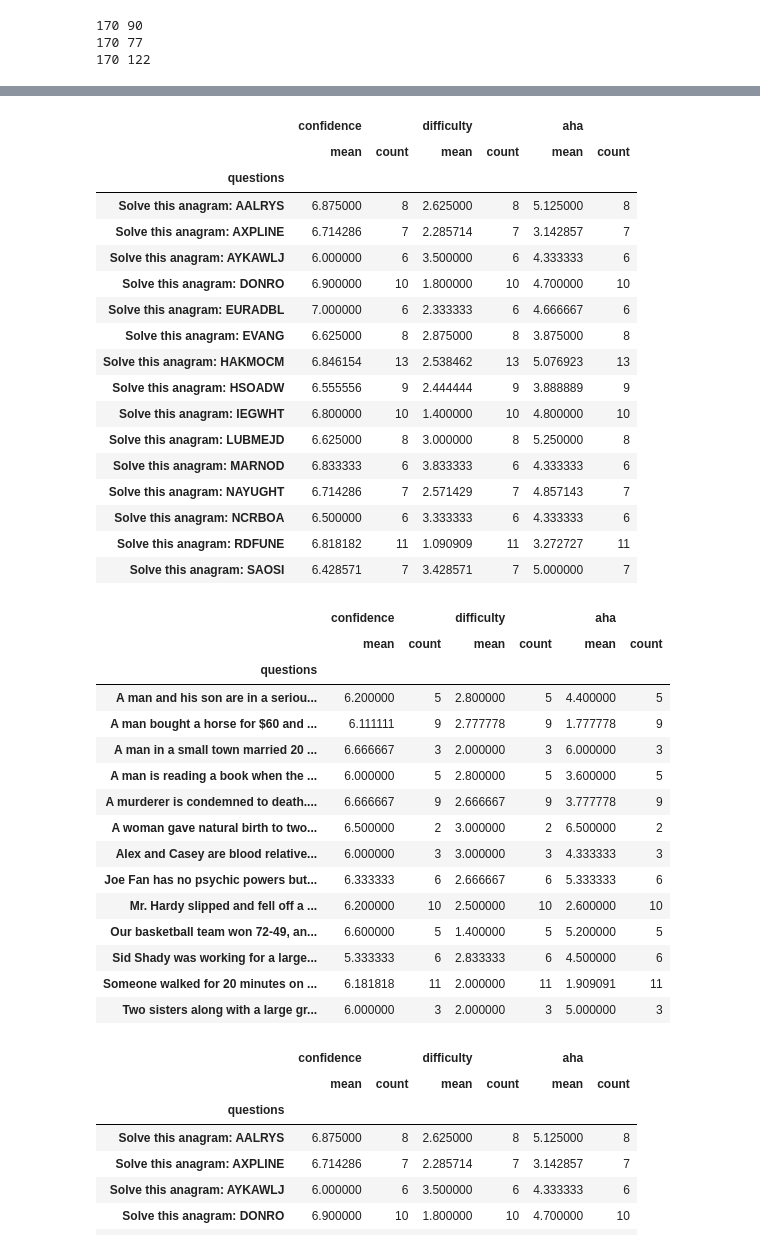
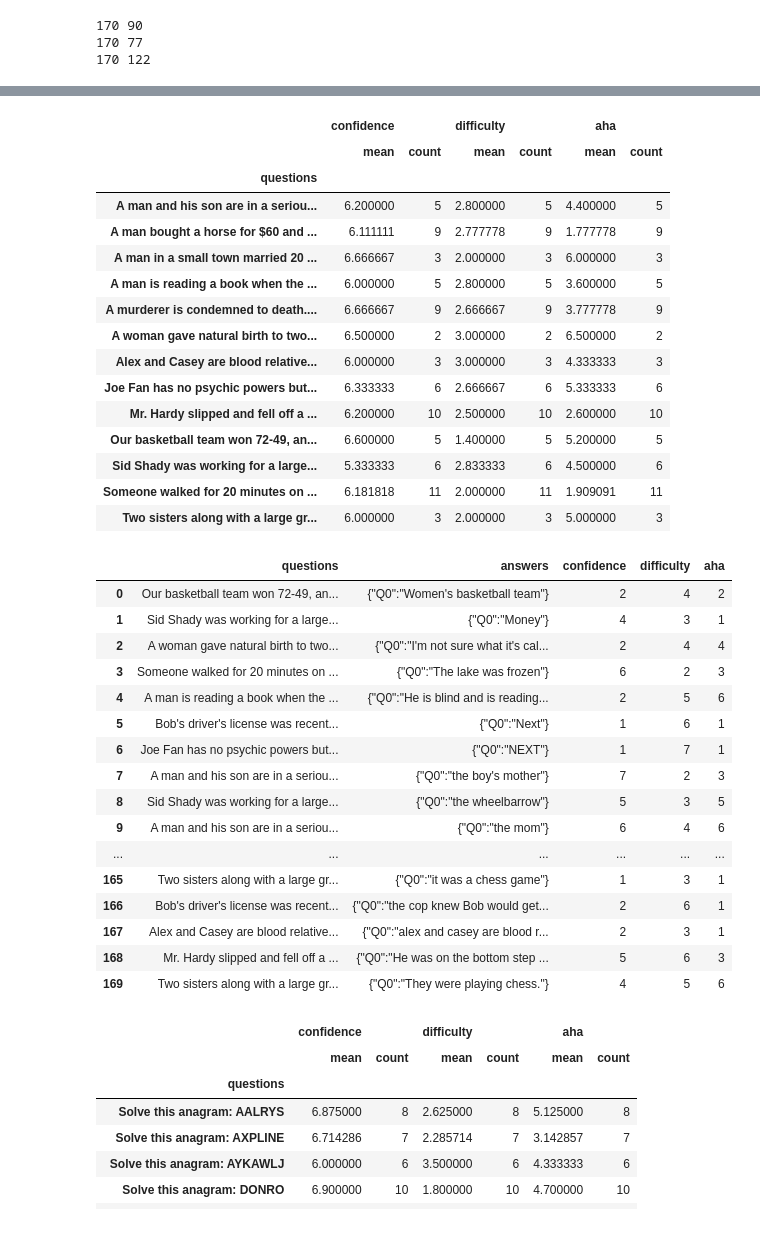
Before and after one commit to hermish/cocosci-research, a Jupyter notebook: analysis/norming_study/analysis.ipynb, the cells around one changed output, grey strips where cells are left out. Drawn from its saved outputs; the diff is of its cells as text; code cells hidden in the pictures.

```diff
--- a/analysis/norming_study/analysis.ipynb
+++ b/analysis/norming_study/analysis.ipynb
@@ -212,45 +212,44 @@ df3 = df_anagram.groupby(['questions', 'answers']).agg(['mean', 'count'])
 df1 = df_non_insight_filtered.groupby(['questions'], as_index=False).agg(['mean', 'count'])
 df2 = df_insight_filtered.groupby(['questions'], as_index=False).agg(['mean', 'count'])
 df3 = df_anagram_filtered.groupby(['questions'], as_index=False).agg(['mean', 'count'])
-df3
+df2
 # %% [output]
 |  | confidence |  | difficulty |  | aha |  |
 |  | mean | count | mean | count | mean | count |
 | questions |  |  |  |  |  |  |
-| Solve this anagram: AALRYS | 6.875000 | 8 | 2.625000 | 8 | 5.125000 | 8 |
-| Solve this anagram: AXPLINE | 6.714286 | 7 | 2.285714 | 7 | 3.142857 | 7 |
-| Solve this anagram: AYKAWLJ | 6.000000 | 6 | 3.500000 | 6 | 4.333333 | 6 |
-| Solve this anagram: DONRO | 6.900000 | 10 | 1.800000 | 10 | 4.700000 | 10 |
-| Solve this anagram: EURADBL | 7.000000 | 6 | 2.333333 | 6 | 4.666667 | 6 |
-| Solve this anagram: EVANG | 6.625000 | 8 | 2.875000 | 8 | 3.875000 | 8 |
-| Solve this anagram: HAKMOCM | 6.846154 | 13 | 2.538462 | 13 | 5.076923 | 13 |
-| Solve this anagram: HSOADW | 6.555556 | 9 | 2.444444 | 9 | 3.888889 | 9 |
-| Solve this anagram: IEGWHT | 6.800000 | 10 | 1.400000 | 10 | 4.800000 | 10 |
-| Solve this anagram: LUBMEJD | 6.625000 | 8 | 3.000000 | 8 | 5.250000 | 8 |
-| Solve this anagram: MARNOD | 6.833333 | 6 | 3.833333 | 6 | 4.333333 | 6 |
-| Solve this anagram: NAYUGHT | 6.714286 | 7 | 2.571429 | 7 | 4.857143 | 7 |
-| Solve this anagram: NCRBOA | 6.500000 | 6 | 3.333333 | 6 | 4.333333 | 6 |
-| Solve this anagram: RDFUNE | 6.818182 | 11 | 1.090909 | 11 | 3.272727 | 11 |
-| Solve this anagram: SAOSI | 6.428571 | 7 | 3.428571 | 7 | 5.000000 | 7 |
+| A man and his son are in a seriou... | 6.200000 | 5 | 2.800000 | 5 | 4.400000 | 5 |
+| A man bought a horse for $60 and ... | 6.111111 | 9 | 2.777778 | 9 | 1.777778 | 9 |
+| A man in a small town married 20 ... | 6.666667 | 3 | 2.000000 | 3 | 6.000000 | 3 |
+| A man is reading a book when the ... | 6.000000 | 5 | 2.800000 | 5 | 3.600000 | 5 |
+| A murderer is condemned to death.... | 6.666667 | 9 | 2.666667 | 9 | 3.777778 | 9 |
+| A woman gave natural birth to two... | 6.500000 | 2 | 3.000000 | 2 | 6.500000 | 2 |
+| Alex and Casey are blood relative... | 6.000000 | 3 | 3.000000 | 3 | 4.333333 | 3 |
+| Joe Fan has no psychic powers but... | 6.333333 | 6 | 2.666667 | 6 | 5.333333 | 6 |
+| Mr. Hardy slipped and fell off a ... | 6.200000 | 10 | 2.500000 | 10 | 2.600000 | 10 |
+| Our basketball team won 72-49, an... | 6.600000 | 5 | 1.400000 | 5 | 5.200000 | 5 |
+| Sid Shady was working for a large... | 5.333333 | 6 | 2.833333 | 6 | 4.500000 | 6 |
+| Someone walked for 20 minutes on ... | 6.181818 | 11 | 2.000000 | 11 | 1.909091 | 11 |
+| Two sisters along with a large gr... | 6.000000 | 3 | 2.000000 | 3 | 5.000000 | 3 |
 # %%
-df2
+df_insight
 # %% [output]
-|  | confidence |  | difficulty |  | aha |  |
-|  | mean | count | mean | count | mean | count |
-| questions |  |  |  |  |  |  |
-| A man and his son are in a seriou... | 6.200000 | 5 | 2.800000 | 5 | 4.400000 | 5 |
-| A man bought a horse for $60 and ... | 6.111111 | 9 | 2.777778 | 9 | 1.777778 | 9 |
-| A man in a small town married 20 ... | 6.666667 | 3 | 2.000000 | 3 | 6.000000 | 3 |
-| A man is reading a book when the ... | 6.000000 | 5 | 2.800000 | 5 | 3.600000 | 5 |
-| A murderer is condemned to death.... | 6.666667 | 9 | 2.666667 | 9 | 3.777778 | 9 |
-| A woman gave natural birth to two... | 6.500000 | 2 | 3.000000 | 2 | 6.500000 | 2 |
-| Alex and Casey are blood relative... | 6.000000 | 3 | 3.000000 | 3 | 4.333333 | 3 |
-| Joe Fan has no psychic powers but... | 6.333333 | 6 | 2.666667 | 6 | 5.333333 | 6 |
-| Mr. Hardy slipped and fell off a ... | 6.200000 | 10 | 2.500000 | 10 | 2.600000 | 10 |
-| Our basketball team won 72-49, an... | 6.600000 | 5 | 1.400000 | 5 | 5.200000 | 5 |
-| Sid Shady was working for a large... | 5.333333 | 6 | 2.833333 | 6 | 4.500000 | 6 |
-| Someone walked for 20 minutes on ... | 6.181818 | 11 | 2.000000 | 11 | 1.909091 | 11 |
-| Two sisters along with a large gr... | 6.000000 | 3 | 2.000000 | 3 | 5.000000 | 3 |
+|  | questions | answers | confidence | difficulty | aha |
+| 0 | Our basketball team won 72-49, an... | {"Q0":"Women's basketball team"} | 2 | 4 | 2 |
+| 1 | Sid Shady was working for a large... | {"Q0":"Money"} | 4 | 3 | 1 |
+| 2 | A woman gave natural birth to two... | {"Q0":"I'm not sure what it's cal... | 2 | 4 | 4 |
+| 3 | Someone walked for 20 minutes on ... | {"Q0":"The lake was frozen"} | 6 | 2 | 3 |
+| 4 | A man is reading a book when the ... | {"Q0":"He is blind and is reading... | 2 | 5 | 6 |
+| 5 | Bob's driver's license was recent... | {"Q0":"Next"} | 1 | 6 | 1 |
+| 6 | Joe Fan has no psychic powers but... | {"Q0":"NEXT"} | 1 | 7 | 1 |
+| 7 | A man and his son are in a seriou... | {"Q0":"the boy's mother"} | 7 | 2 | 3 |
+| 8 | Sid Shady was working for a large... | {"Q0":"the wheelbarrow"} | 5 | 3 | 5 |
+| 9 | A man and his son are in a seriou... | {"Q0":"the mom"} | 6 | 4 | 6 |
+| ... | ... | ... | ... | ... | ... |
+| 165 | Two sisters along with a large gr... | {"Q0":"it was a chess game"} | 1 | 3 | 1 |
+| 166 | Bob's driver's license was recent... | {"Q0":"the cop knew Bob would get... | 2 | 6 | 1 |
+| 167 | Alex and Casey are blood relative... | {"Q0":"alex and casey are blood r... | 2 | 3 | 1 |
+| 168 | Mr. Hardy slipped and fell off a ... | {"Q0":"He was on the bottom step ... | 5 | 6 | 3 |
+| 169 | Two sisters along with a large gr... | {"Q0":"They were playing chess."} | 4 | 5 | 6 |
 # %%
 df3
 # %% [output]
```
Also changed, not shown: parts of 1 cell of this notebook, 28 other files.
